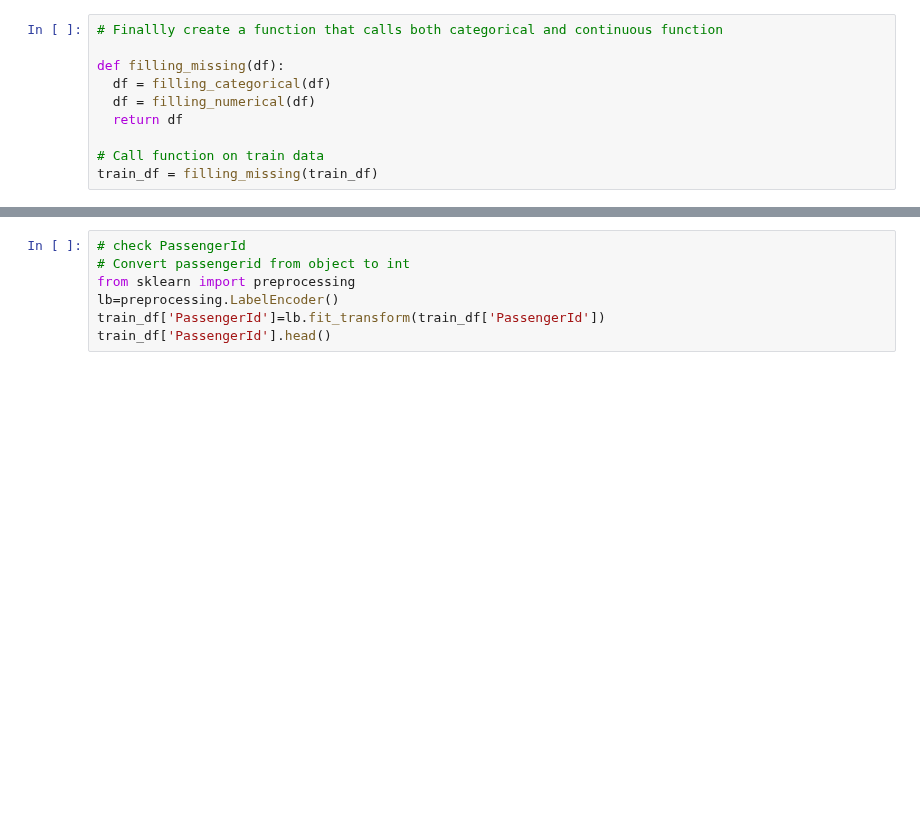
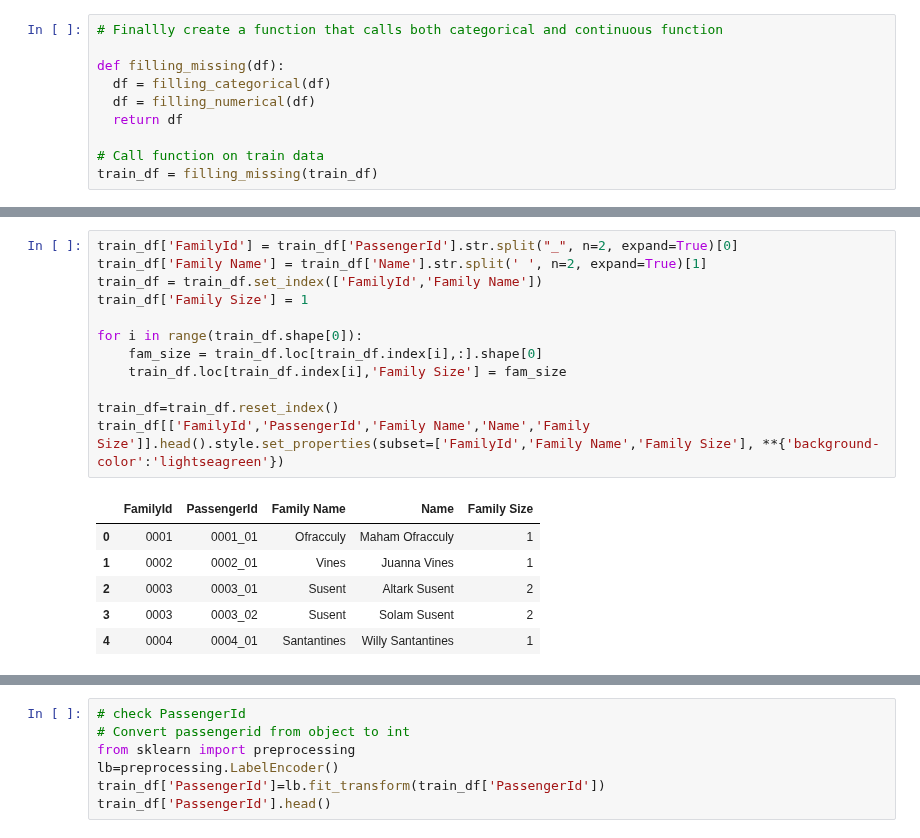
Before and after one commit to Chirag314/EDA, a Jupyter notebook: spaceship_titanic3.ipynb, the cells around one changed output, grey strips where cells are left out. Cells and saved outputs as stored; diff of their text form; blank space fills up the shorter version.

```diff
--- a/spaceship_titanic3.ipynb
+++ b/spaceship_titanic3.ipynb
@@ -347,0 +352,19 @@ ValueError: DataFrame.dtypes for data must be int, float or bool.
+# %%
+train_df['FamilyId'] = train_df['PassengerId'].str.split("_", n=2, expand=True)[0]
+train_df['Family Name'] = train_df['Name'].str.split(' ', n=2, expand=True)[1]
+train_df = train_df.set_index(['FamilyId','Family Name'])
+train_df['Family Size'] = 1
+
+for i in range(train_df.shape[0]):
+    fam_size = train_df.loc[train_df.index[i],:].shape[0]
+    train_df.loc[train_df.index[i],'Family Size'] = fam_size
+
+train_df=train_df.reset_index()
+train_df[['FamilyId','PassengerId','Family Name','Name','Family Size']].head().style.set_properties(subset=['FamilyId','Family Name','Family Size'], **{'background-color':'lightseagreen'})
+# %% [output]
+|  | FamilyId | PassengerId | Family Name | Name | Family Size |
+| 0 | 0001 | 0001_01 | Ofracculy | Maham Ofracculy | 1 |
+| 1 | 0002 | 0002_01 | Vines | Juanna Vines | 1 |
+| 2 | 0003 | 0003_01 | Susent | Altark Susent | 2 |
+| 3 | 0003 | 0003_02 | Susent | Solam Susent | 2 |
+| 4 | 0004 | 0004_01 | Santantines | Willy Santantines | 1 |
```
Also changed, not shown: parts of 5 cells of this notebook.
